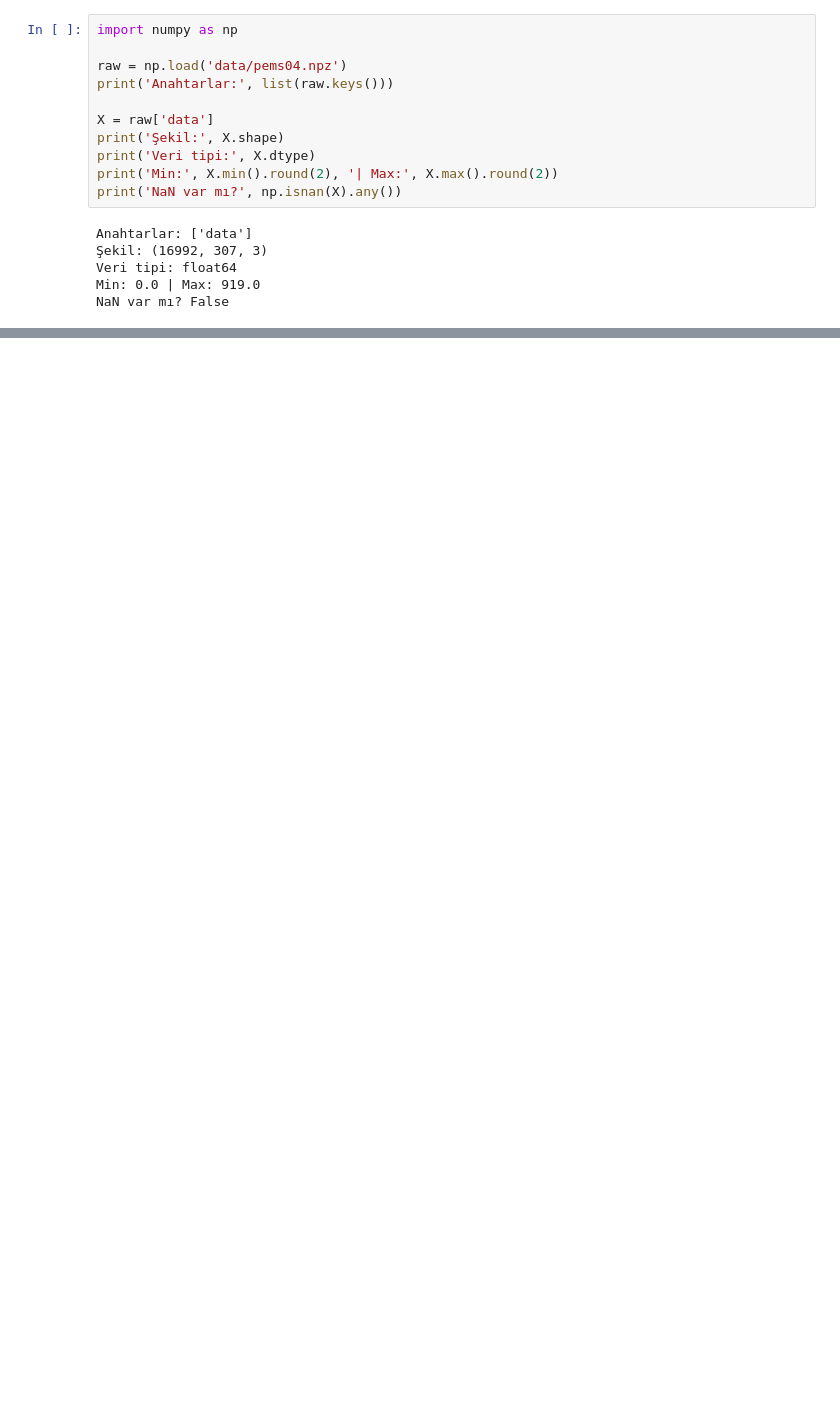
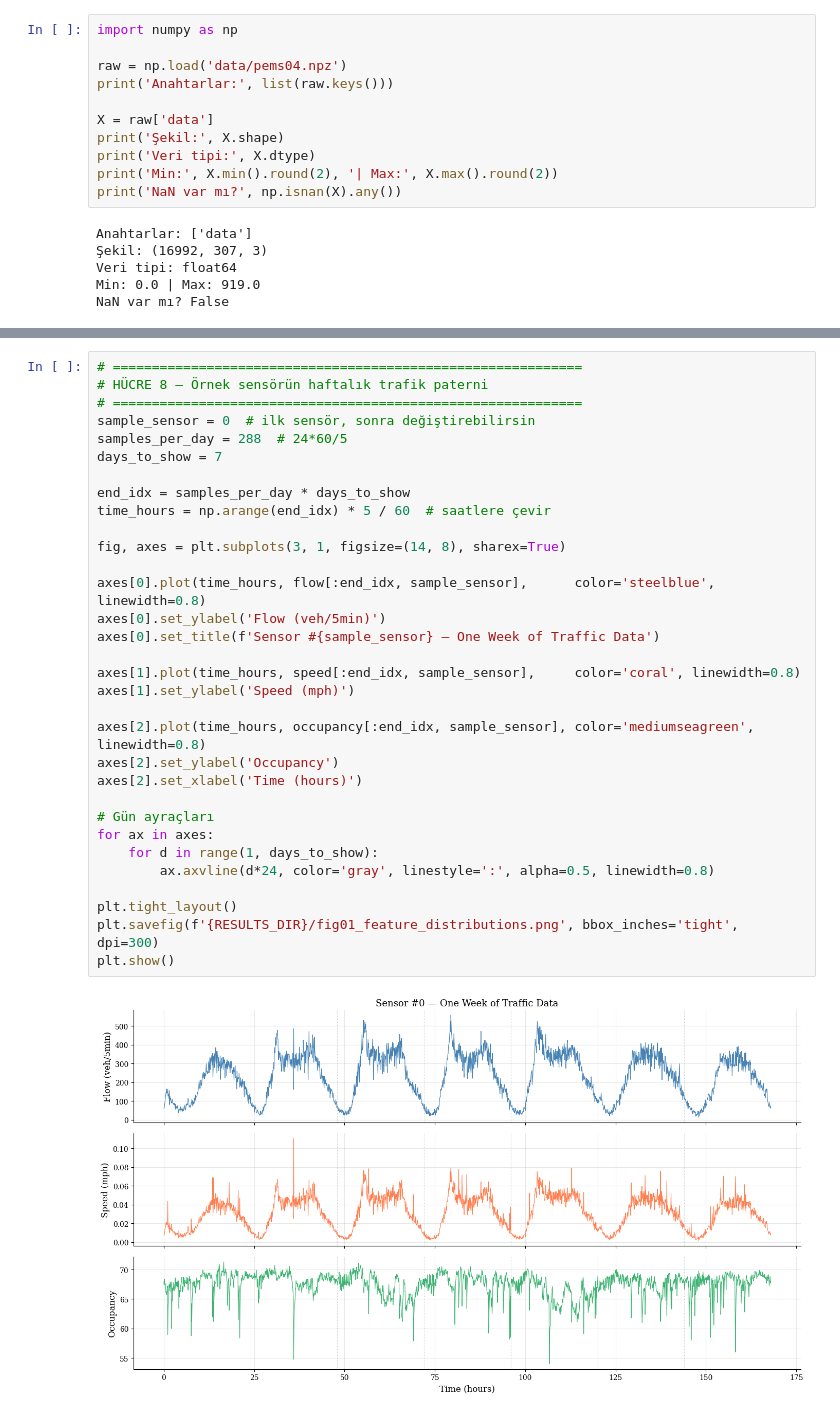
Before and after one commit to enesavci16/fl-its-anomaly-detection, a Jupyter notebook: notebooks/01_pems04_exploration.ipynb, the cells around one changed output, grey strips where cells are left out. Drawn from its saved outputs; the diff is of its cells as text; blank space fills up the shorter version.

```diff
--- a/notebooks/01_pems04_exploration.ipynb
+++ b/notebooks/01_pems04_exploration.ipynb
@@ -38,0 +213,34 @@ NaN var mı? False
+# %%
+# ============================================================
+# HÜCRE 8 — Örnek sensörün haftalık trafik paterni
+# ============================================================
+sample_sensor = 0  # ilk sensör, sonra değiştirebilirsin
+samples_per_day = 288  # 24*60/5
+days_to_show = 7
+
+end_idx = samples_per_day * days_to_show
+time_hours = np.arange(end_idx) * 5 / 60  # saatlere çevir
+
+fig, axes = plt.subplots(3, 1, figsize=(14, 8), sharex=True)
+
+axes[0].plot(time_hours, flow[:end_idx, sample_sensor],      color='steelblue', linewidth=0.8)
+axes[0].set_ylabel('Flow (veh/5min)')
+axes[0].set_title(f'Sensor #{sample_sensor} — One Week of Traffic Data')
+
+axes[1].plot(time_hours, speed[:end_idx, sample_sensor],     color='coral', linewidth=0.8)
+axes[1].set_ylabel('Speed (mph)')
+
+axes[2].plot(time_hours, occupancy[:end_idx, sample_sensor], color='mediumseagreen', linewidth=0.8)
+axes[2].set_ylabel('Occupancy')
+axes[2].set_xlabel('Time (hours)')
+
+# Gün ayraçları
+for ax in axes:
+    for d in range(1, days_to_show):
+        ax.axvline(d*24, color='gray', linestyle=':', alpha=0.5, linewidth=0.8)
+
+plt.tight_layout()
+plt.savefig(f'{RESULTS_DIR}/fig01_feature_distributions.png', bbox_inches='tight', dpi=300)
+plt.show()
+# %% [output]
+[figure, added]
```
Also changed, not shown: parts of 15 cells of this notebook.
